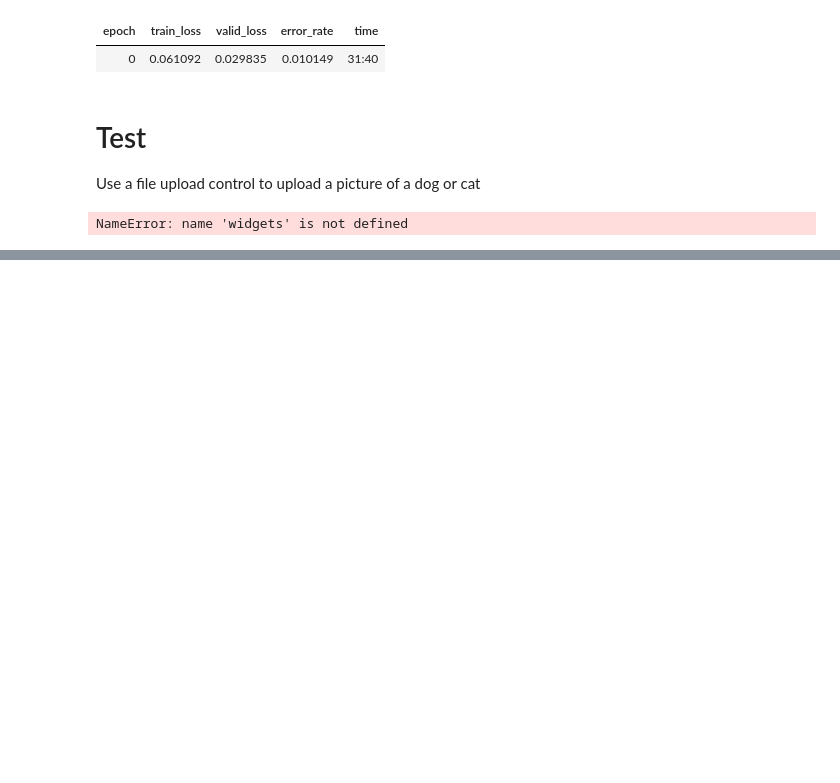
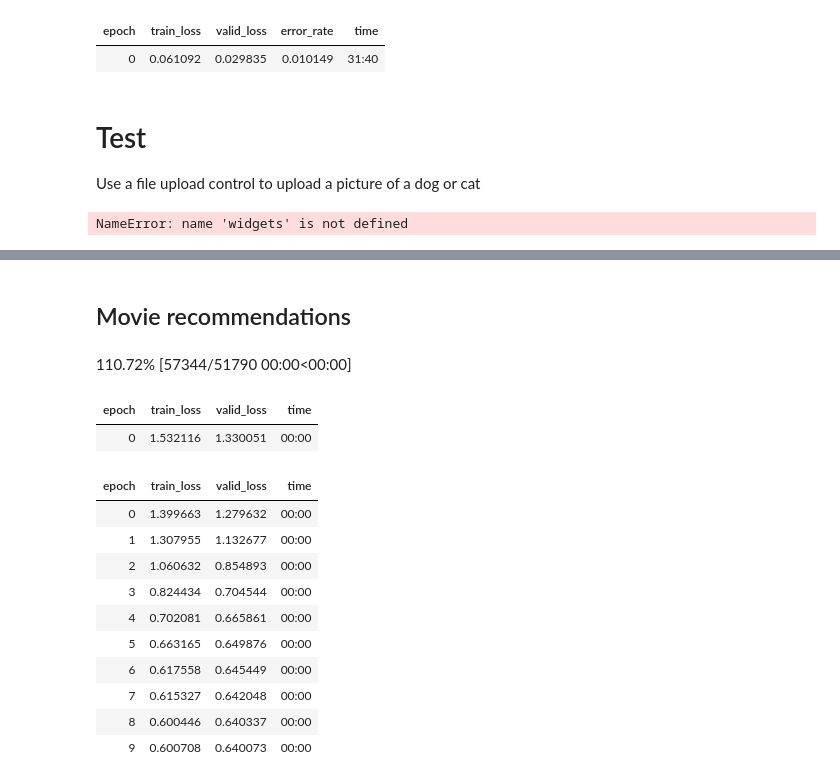
Before and after one commit to ProgramX-NPledger/FastAILearning, a Jupyter notebook: book/chapter-1/chapter-1.ipynb, the cells around one changed output, grey strips where cells are left out. Cells and saved outputs as stored; diff of their text form; code cells hidden in the pictures; blank space fills up the shorter version.

```diff
--- a/book/chapter-1/chapter-1.ipynb
+++ b/book/chapter-1/chapter-1.ipynb
@@ -68,0 +145,23 @@ drwxr-xr-x 2 root root 4096 Apr 18 11:00 .virtual_documents
+# %% [markdown]
+## Movie recommendations
+# %%
+from fastai.collab import *
+path = untar_data(URLs.ML_SAMPLE)
+dls = CollabDataLoaders.from_csv(path/'ratings.csv')
+learn = collab_learner(dls, y_range=(0.5,5.5))
+learn.fine_tune(10)
+# %% [output]
+110.72% [57344/51790 00:00<00:00]
+| epoch | train_loss | valid_loss | time |
+| 0 | 1.532116 | 1.330051 | 00:00 |
+| epoch | train_loss | valid_loss | time |
+| 0 | 1.399663 | 1.279632 | 00:00 |
+| 1 | 1.307955 | 1.132677 | 00:00 |
+| 2 | 1.060632 | 0.854893 | 00:00 |
+| 3 | 0.824434 | 0.704544 | 00:00 |
+| 4 | 0.702081 | 0.665861 | 00:00 |
+| 5 | 0.663165 | 0.649876 | 00:00 |
+| 6 | 0.617558 | 0.645449 | 00:00 |
+| 7 | 0.615327 | 0.642048 | 00:00 |
+| 8 | 0.600446 | 0.640337 | 00:00 |
+| 9 | 0.600708 | 0.640073 | 00:00 |
```
Also changed, not shown: parts of 13 cells of this notebook.
